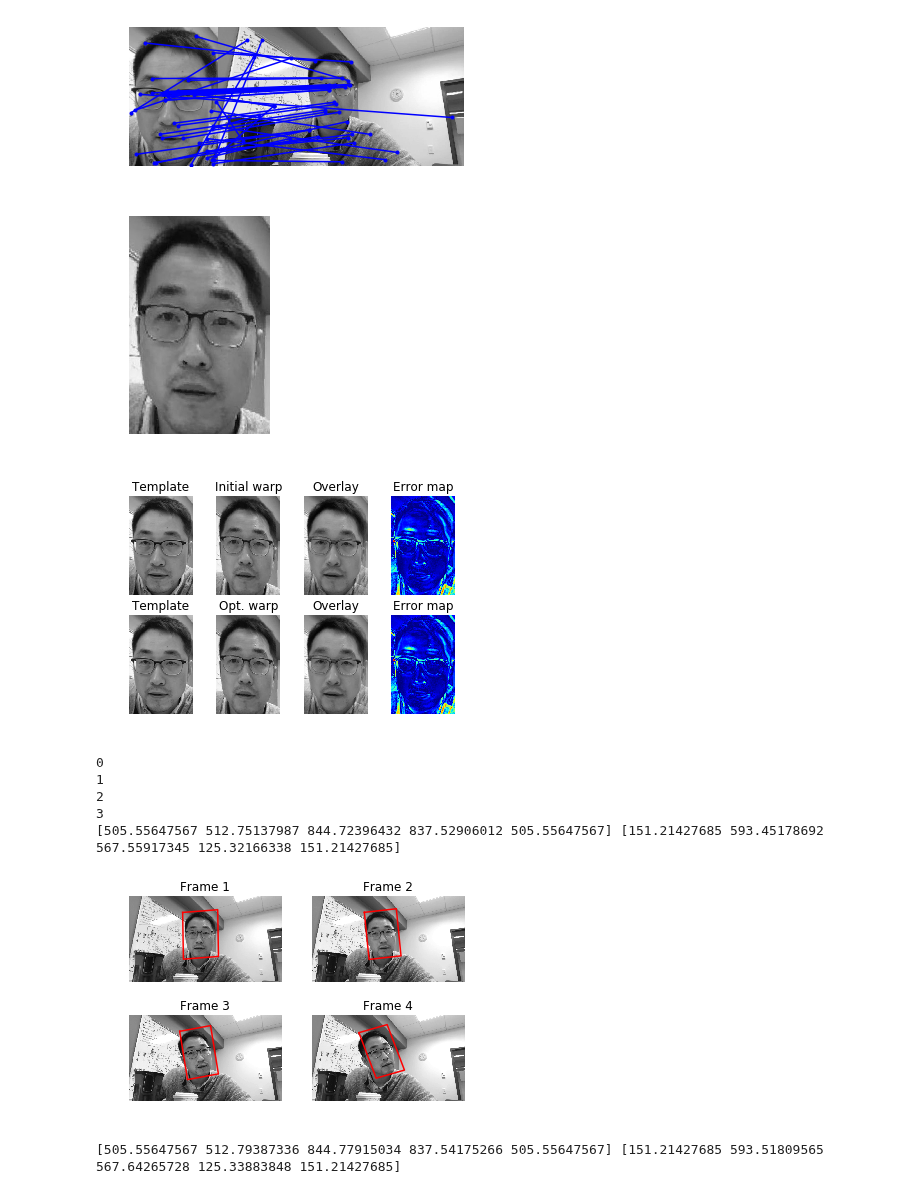
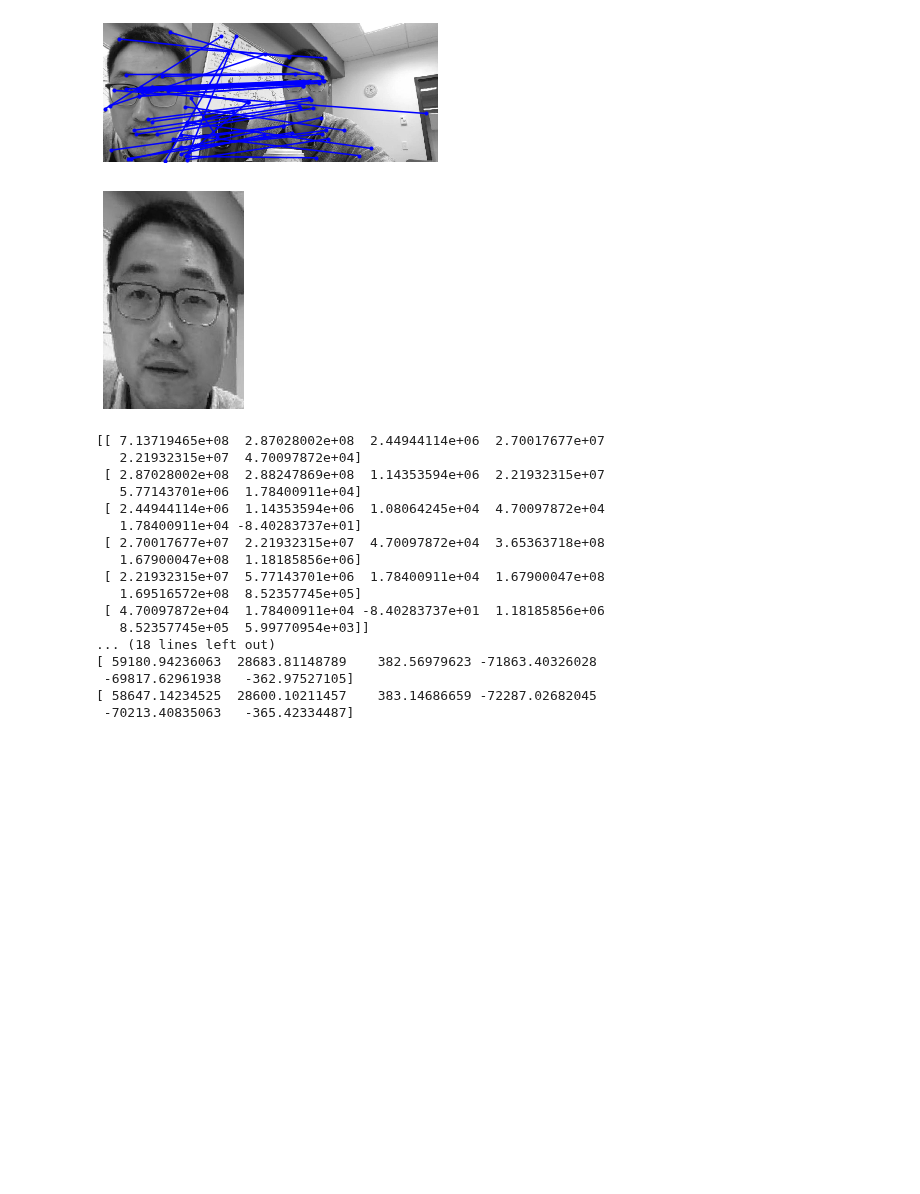
Before and after one commit to djzts/CSCI5561, a Jupyter notebook: hw2/Reg.ipynb, the cells around one changed output. Drawn from its saved outputs; the diff is of its cells as text; code cells hidden in the pictures; blank space fills up the shorter version.

```diff
--- a/hw2/Reg.ipynb
+++ b/hw2/Reg.ipynb
@@ -195,57 +195,71 @@ def align_image(template, target, A):
     for uu in range(m):
         for vv in range(n):
 
+
             product = np.array([dIdu[uu,vv],dIdv[uu,vv]])@ W_jacob(uu,vv)
 
-            H = H + np.multiply(product.T , product);
+            H = H + np.multiply(np.vstack(product) , product);
 
+
+    print(H)
+
+    print(product)
 
     H_inv = np.linalg.pinv(H)
     W = A # W initialize
+
+
+    print(H_inv)
+
     I_warped = warp_image(target, W, template.shape);
 
-    epsilon = 0.08
+    epsilon = 0.008
     maxIter = 10
     iteration = 0
 
-    erro_liat = [];
+    err_list = [];
     erro_rate = 999;
     while(iteration < maxIter):
 
         I_warped = warp_image(target, W, template.shape)
-        Ierror = I_warped - template
+
+        I_error = I_warped - template
+
         F = np.zeros(6)
+
         # compute Hessian
         for uu in range(m):
             for vv in range(n):
 
                 product_1= np.array([dIdu[uu,vv],dIdv[uu,vv]])@ W_jacob(uu,vv)
 
-                F = F +  product_1 * Ierror[uu,vv]
+                F = F +  product_1 * I_error[uu,vv]
 
+        print(F)
 
-        #print(H_inv.shape)
-        #print( F.shape)
         dp =np.array( H_inv @ F)
 
         iteration = iteration + 1
 
         dW = np.array([[dp[0]+1, dp[1],dp[2]] , [dp[3], dp[4]+1, dp[5]], [ 0, 0, 1]])
-        #print(dp)
-        #print(dW[0,1])
-        #print(dW[0])
+
 
         W = W @ np.linalg.pinv(dW);
 
+
+        erro_rate = np.linalg.norm(I_error)/np.linalg.norm(I_warped)
+
+        err_list.append(erro_rate)
 
 
         if(erro_rate < epsilon):
             print("Iteration stopped at error rate = %f "% erro_rate)
             break
 
+    plt.plot(np.arange(len(err_list))+1,err_list , 'r-')
 
-    A_refined = W
-    return A_refined
+    A_align = W
+    return A_align,err_list
 # %%
 def visualize_align_image(template, target, A, A_refined, errors=None):
     img_warped_init = warp_image(target, A, template.shape)
@@ -369,34 +383,38 @@ def visualize_track_multi_frames(template, img_list, A_list):
 # %%
 if __name__ == '__main__':
     template = cv2.imread('./Hyun_Soo_template.jpg', 0)  # read as grey scale image
     target_list = []
     for i in range(4):
         target = cv2.imread('./Hyun_Soo_target{}.jpg'.format(i+1), 0)  # read as grey scale image
         target_list.append(target)
 
     x1, x2 = find_match(template, target_list[0])
     visualize_find_match(template, target_list[0],x1, x2)
 
     A = align_image_using_feature(x1, x2, ransac_thr=0.01, ransac_iter=3000)
     #print(A)
     img_warped = warp_image(target_list[0], A , template.shape)
     plt.imshow(img_warped, cmap='gray', vmin=0, vmax=255)
     plt.axis('off')
     plt.show()
-    A_refined = align_image(template, target_list[0], A)
-    visualize_align_image(template, target_list[0], A, A_refined)
-
-    A_list,A_align_list,t_list = track_multi_frames(template, target_list)
-    visualize_track_multi_frames(template, target_list, A_list)
-    visualize_track_multi_frames(template, target_list, A_align_list)
+    A_align,err_list = align_image(template, target_list[0], A)
 # %% [output]
-[figure, old version]
+[figure, new version]
-[figure, old version]
+[figure, new version]
-[figure, removed]
-0
-1
-2
-3
-[505.55647567 512.75137987 844.72396432 837.52906012 505.55647567] [151.21427685 593.45178692 567.55917345 125.32166338 151.21427685]
+[[ 7.13719465e+08  2.87028002e+08  2.44944114e+06  2.70017677e+07
+   2.21932315e+07  4.70097872e+04]
+ [ 2.87028002e+08  2.88247869e+08  1.14353594e+06  2.21932315e+07
+   5.77143701e+06  1.78400911e+04]
+ [ 2.44944114e+06  1.14353594e+06  1.08064245e+04  4.70097872e+04
+   1.78400911e+04 -8.40283737e+01]
+ [ 2.70017677e+07  2.21932315e+07  4.70097872e+04  3.65363718e+08
+   1.67900047e+08  1.18185856e+06]
+ [ 2.21932315e+07  5.77143701e+06  1.78400911e+04  1.67900047e+08
+   1.69516572e+08  8.52357745e+05]
+ [ 4.70097872e+04  1.78400911e+04 -8.40283737e+01  1.18185856e+06
+   8.52357745e+05  5.99770954e+03]]
+... (18 lines left out)
+[ 59180.94236063  28683.81148789    382.56979623 -71863.40326028
+ -69817.62961938   -362.97527105]
+[ 58647.14234525  28600.10211457    383.14686659 -72287.02682045
+ -70213.40835063   -365.42334487]
-[figure, removed]
-[505.55647567 512.79387336 844.77915034 837.54175266 505.55647567] [151.21427685 593.51809565 567.64265728 125.33883848 151.21427685]
```
Also changed, not shown: parts of 12 cells of this notebook.
